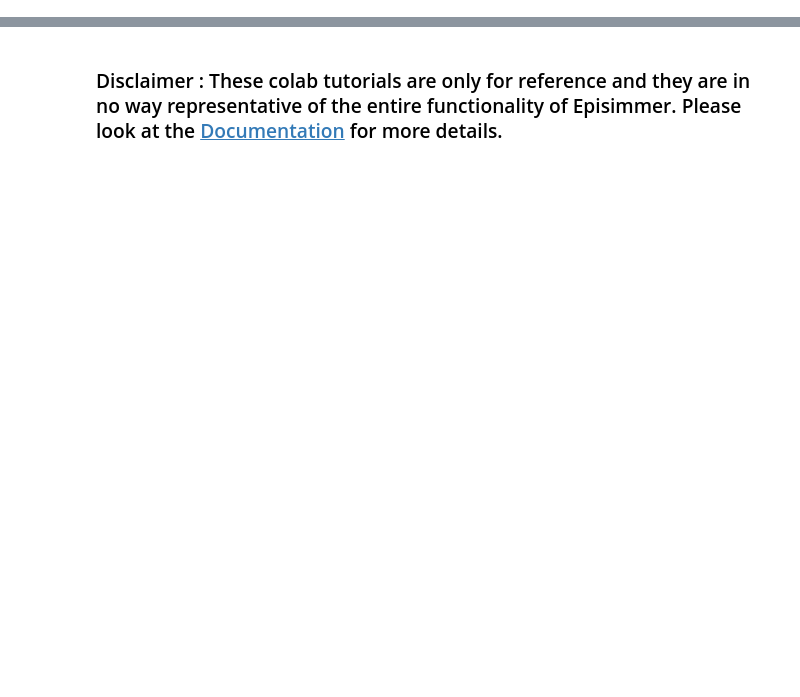
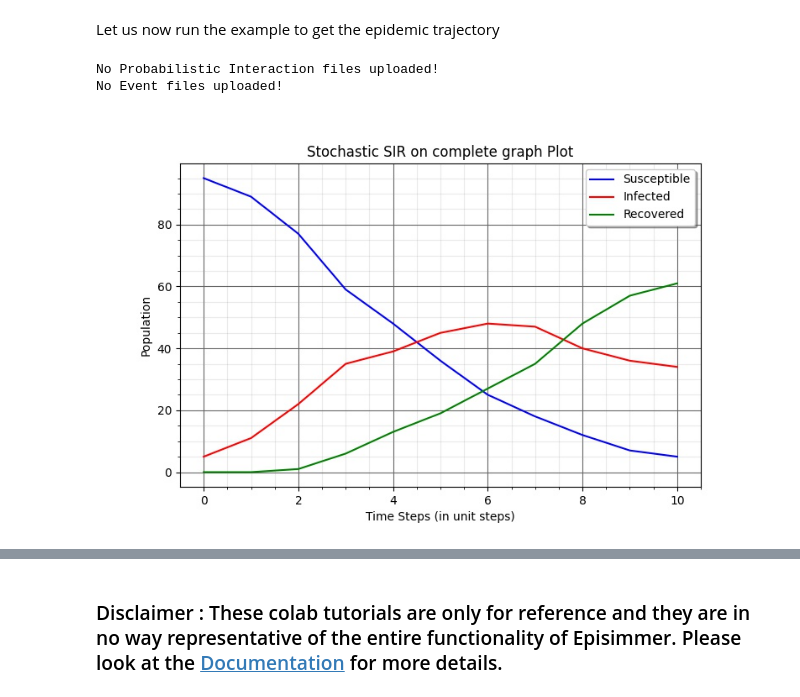
Before and after one commit to healthbadge/episimmer, a Jupyter notebook: scripts/Tutorial2.ipynb, the cells around one changed output, grey strips where cells are left out. Cells and saved outputs as stored; diff of their text form; code cells hidden in the pictures; blank space fills up the shorter version.

```diff
--- a/scripts/Tutorial2.ipynb
+++ b/scripts/Tutorial2.ipynb
@@ -450,0 +182,9 @@ No Probabilistic Interaction files uploaded!
+# %% [markdown]
+Let us now run the example to get the epidemic trajectory
+# %%
+!python3 episimmer/main.py interactions_example -np
+cv2_imshow(cv2.imread("interactions_example/results/results.jpg"))
+# %% [output]
+No Probabilistic Interaction files uploaded!
+No Event files uploaded!
+[figure, added]
```
Also changed, not shown: parts of 52 cells of this notebook, 2 other files.
